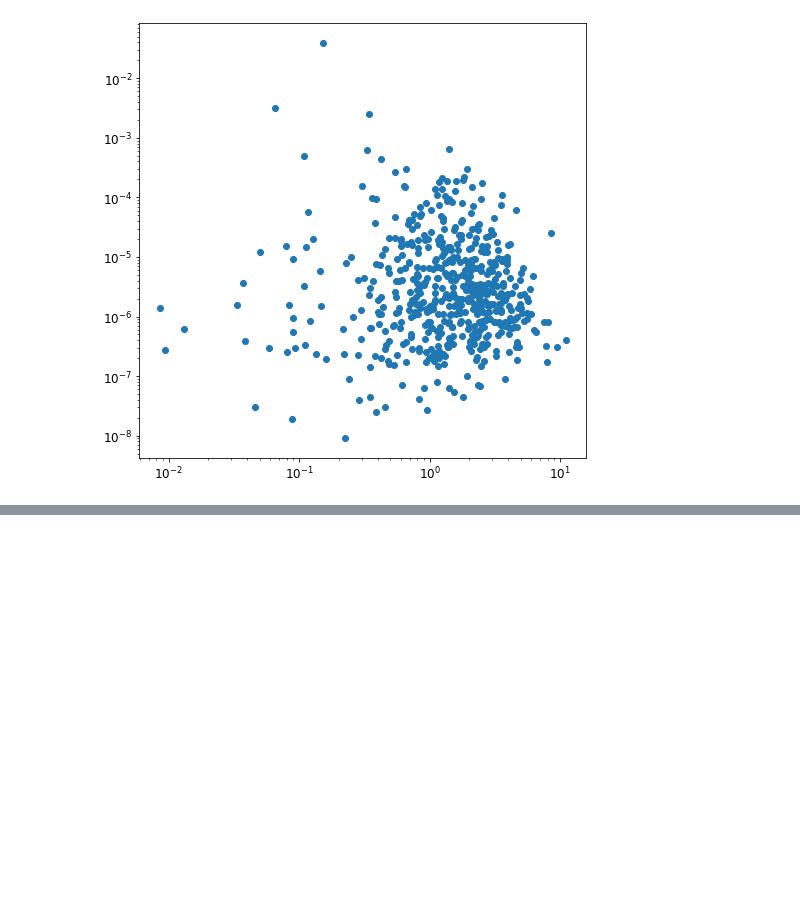
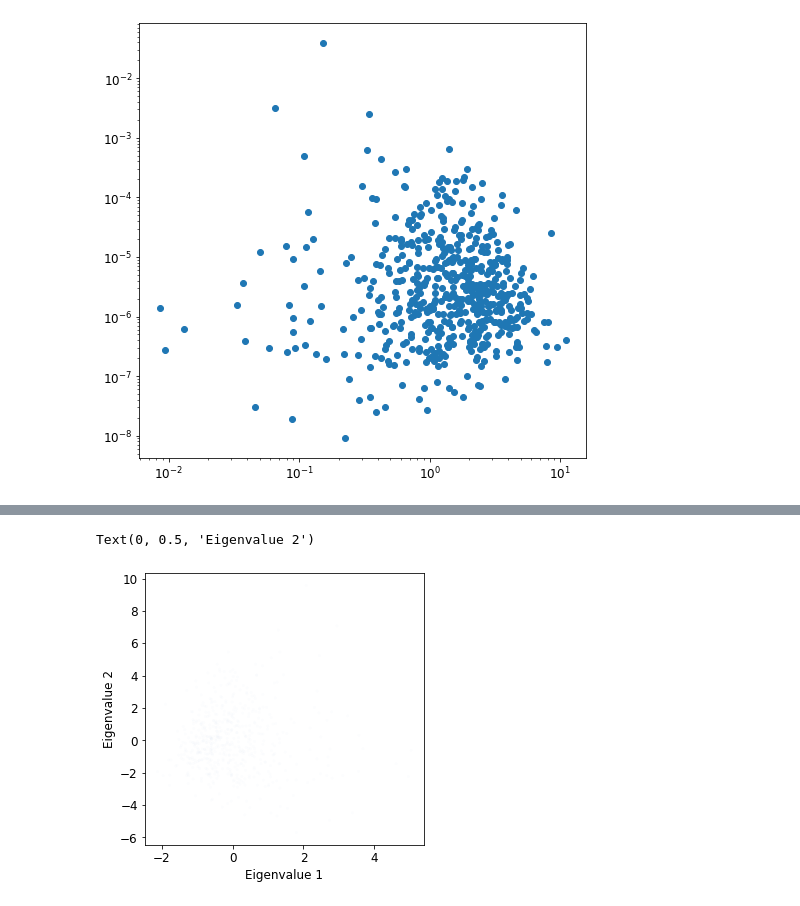
Before and after one commit to olli-e-benji/Astrostatistics-and-Machine-Learning-2023, a Jupyter notebook: working/L14_ClusteringGRBs.ipynb, the cells around one changed output, grey strips where cells are left out. Cells and saved outputs as stored; diff of their text form; code cells hidden in the pictures; blank space fills up the shorter version.

```diff
--- a/working/L14_ClusteringGRBs.ipynb
+++ b/working/L14_ClusteringGRBs.ipynb
@@ -416,0 +540,19 @@ plt.loglog()
+# %%
+# Project onto 2 axes with PCA
+from sklearn.decomposition import PCA
+pca = PCA(n_components=2) # 2 components
+pca.fit(to_fit) # Do the fitting
+
+fig = plt.figure(figsize=(5, 5))
+ax = fig.add_subplot()
+
+X_reduced = pca.fit_transform(to_fit)
+
+ax.scatter(X_reduced[:,1], X_reduced[:,0],
+            marker=".", color='C0',
+            alpha=0.01, edgecolors='None')
+ax.set_xlabel('Eigenvalue 1')
+ax.set_ylabel('Eigenvalue 2')
+# %% [output]
+Text(0, 0.5, 'Eigenvalue 2')
+[figure, added]
```
Also changed, not shown: parts of 27 cells of this notebook.
